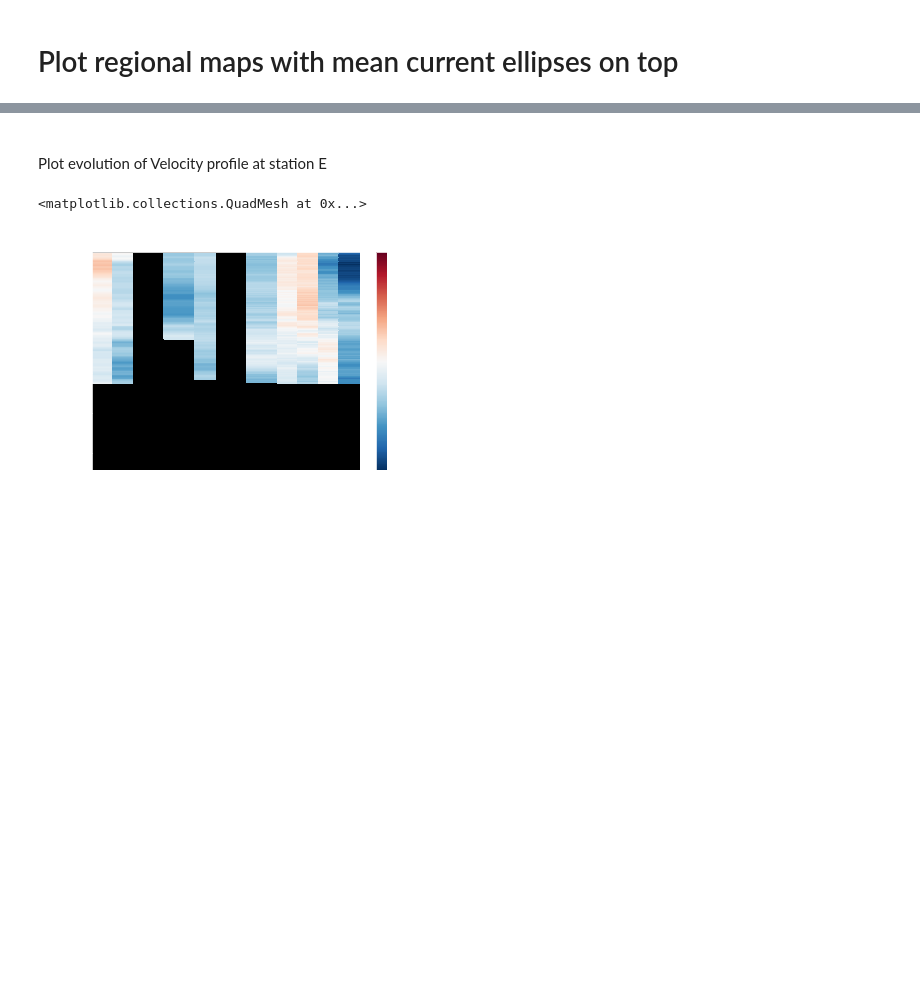
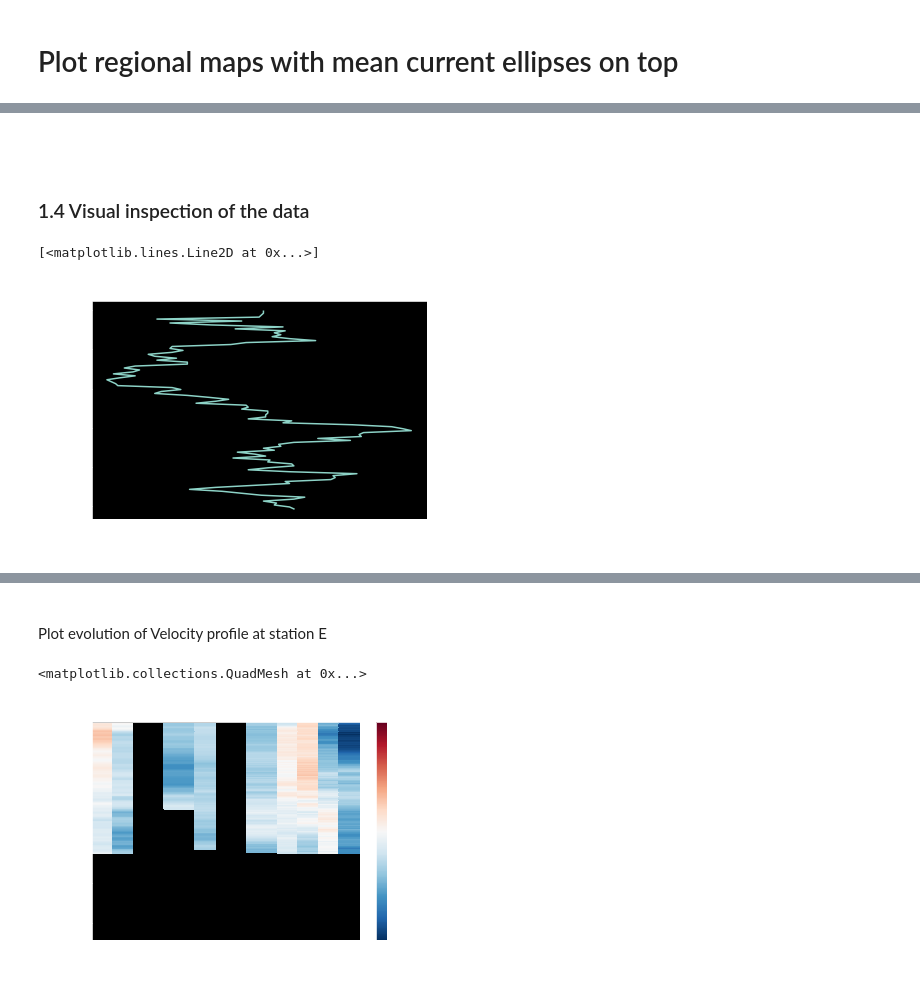
Before and after one commit to lhoupert/analysis_eel_data, a Jupyter notebook: notebooks/01c_Plot_map_with_meancurrentellipse.ipynb, the cells around one changed output, grey strips where cells are left out. Cells and saved outputs as stored; diff of their text form; code cells hidden in the pictures; blank space fills up the shorter version.

```diff
--- a/notebooks/01c_Plot_map_with_meancurrentellipse.ipynb
+++ b/notebooks/01c_Plot_map_with_meancurrentellipse.ipynb
@@ -340,0 +80,12 @@ da.V.sel(Year=2017).plot(y='Depth', yincrease=False)
+# %%
+# Get position metadata
+pathdir = '../data/raw/csv_ctdgrid'
+dfloc = pd.read_csv(pathdir+'/'+'EELCTDandLADCP_refpos.csv',sep=',', index_col=None,
+                     header=0)
+# Make sure the station name are sorted by their distance along the section
+sdfloc = dfloc.rename(columns={"Refdist": "refdist"}).sort_values('refdist', ascending=True)
+sdfloc['refdist']=sdfloc['refdist'].apply(int)
+sdfloc=sdfloc.set_index('refdist')
+
+daloc = sdfloc.to_xarray()
+print(daloc)
@@ -340,0 +102,6 @@ da.V.sel(Year=2017).plot(y='Depth', yincrease=False)
+# %%
+# Get cruise (time) metadata
+dfdate = pd.read_csv(pathdir+'/'+'EELCTDandLADCP_refdate.csv',sep=',', index_col=None,
+                     header=0).rename(columns={"Year": "year"}).set_index('year')
+dadate = dfdate.to_xarray()
+print(dadate)
@@ -340,0 +119,3 @@ da.V.sel(Year=2017).plot(y='Depth', yincrease=False)
+# %%
+da=xr.merge([da0, daloc,dadate])
+print(da)
@@ -340,0 +141,6 @@ da.V.sel(Year=2017).plot(y='Depth', yincrease=False)
+# %%
+da.coords['lon'] = ('refdist', da.LonSta)
+da.coords['lat'] = ('refdist', da.LatSta)
+da.coords['Staname'] = ('refdist', da.Staname)
+da = da.drop(['LonSta','LatSta'])
+print(da)
@@ -340,0 +163,8 @@ da.V.sel(Year=2017).plot(y='Depth', yincrease=False)
+# %% [markdown]
+<br><br>
+### 1.4 Visual inspection of the data
+# %%
+da.V[2,-2,:].plot(y='depth', yincrease=False)
+# %% [output]
+[<matplotlib.lines.Line2D at 0x...>]
+[figure, added]
```
Also changed, not shown: parts of 55 cells of this notebook, 1 other file.
